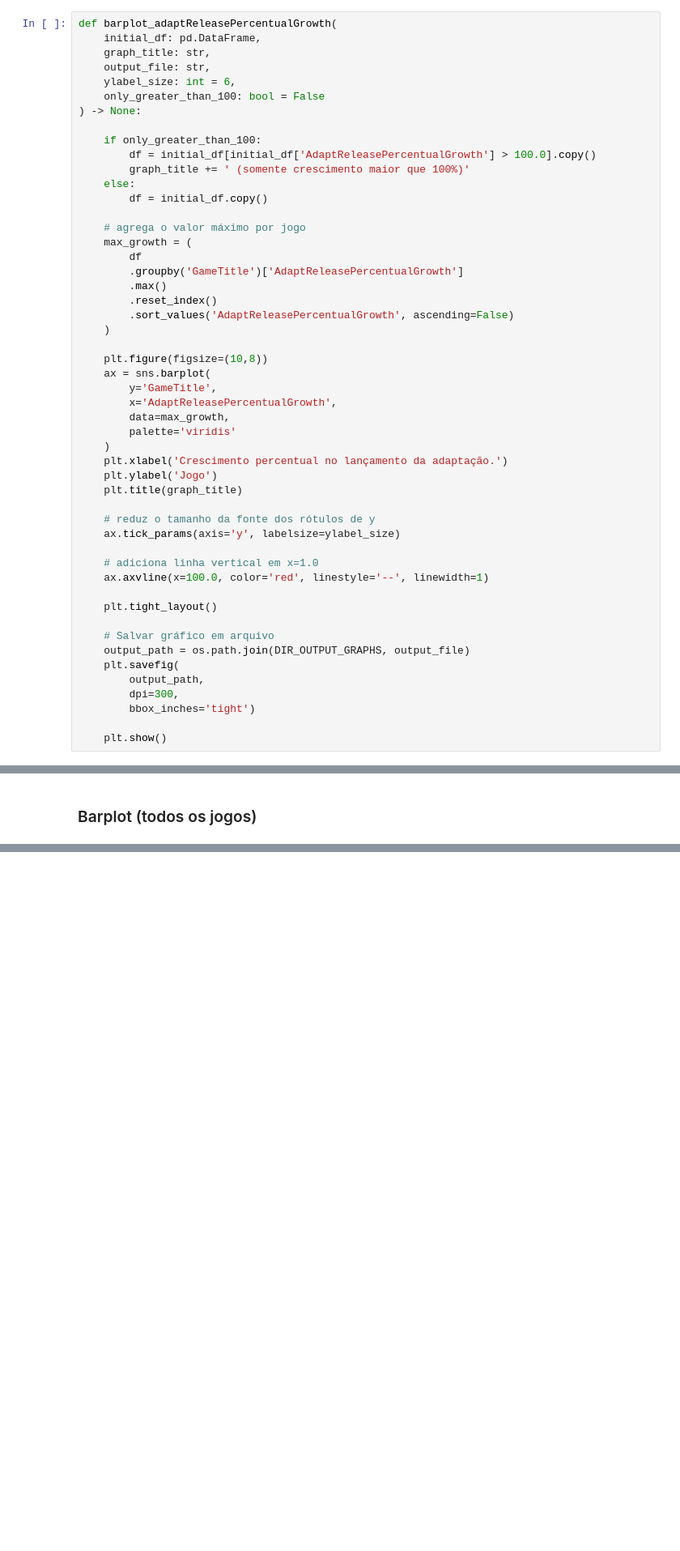
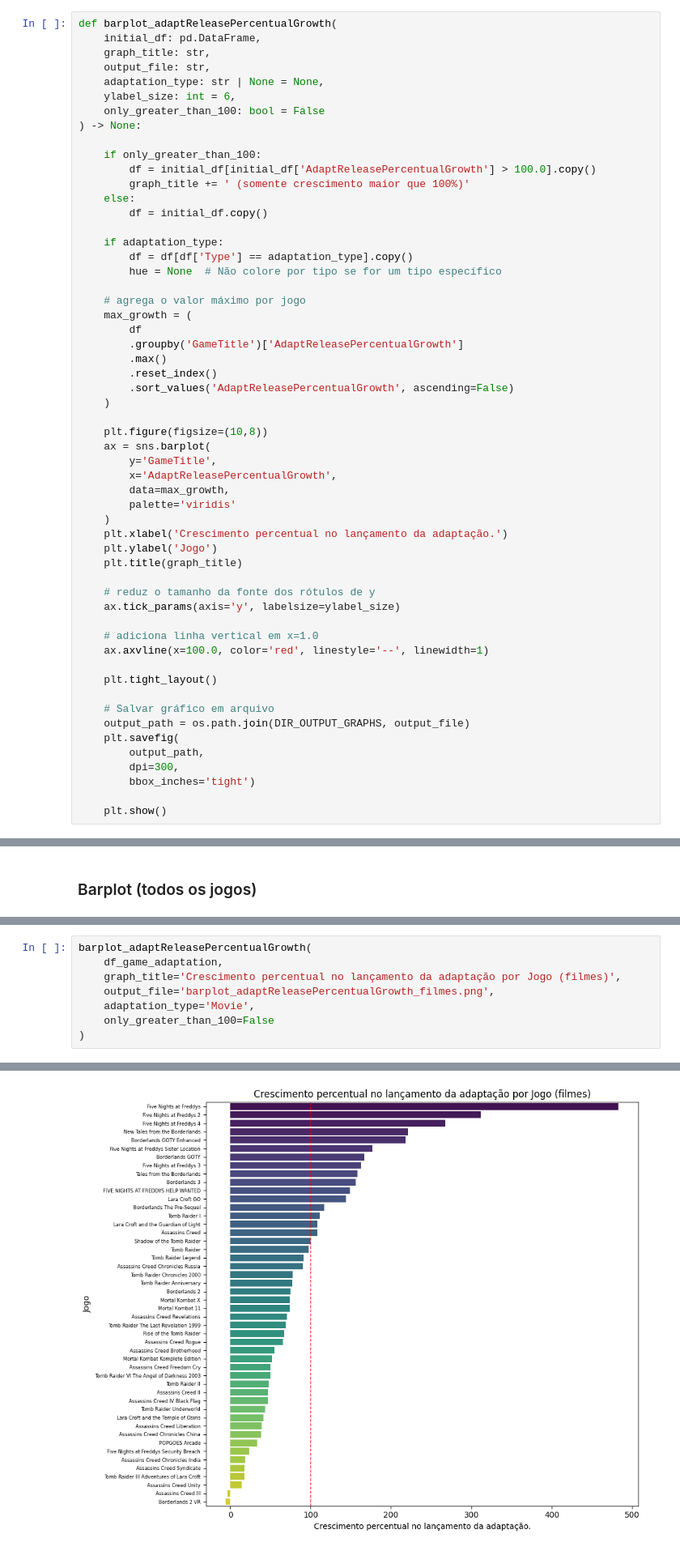
Before and after one commit to LuizWillner/GameAnalyticsDataAnalysis, a Jupyter notebook: percent_of_maximum_growth.ipynb, the cells around one changed output, grey strips where cells are left out. Shown at 81% size. Saved outputs shown, nothing was run; the diff lists cells and outputs as text; blank space fills up the shorter version.

```diff
--- a/percent_of_maximum_growth.ipynb
+++ b/percent_of_maximum_growth.ipynb
@@ -305,6 +302,7 @@ def barplot_adaptReleasePercentualGrowth(
     initial_df: pd.DataFrame,
     graph_title: str,
     output_file: str,
+    adaptation_type: str | None = None,
     ylabel_size: int = 6,
     only_greater_than_100: bool = False
 ) -> None:
@@ -314,6 +312,10 @@ def barplot_adaptReleasePercentualGrowth(
         graph_title += ' (somente crescimento maior que 100%)'
     else:
         df = initial_df.copy()
+
+    if adaptation_type:
+        df = df[df['Type'] == adaptation_type].copy()
+        hue = None  # Não colore por tipo se for um tipo específico
 
     # agrega o valor máximo por jogo
     max_growth = (
@@ -367,0 +439,9 @@ Passing `palette` without assigning `hue` is deprecated and will be removed in v
+# %%
+barplot_adaptReleasePercentualGrowth(
+    df_game_adaptation,
+    graph_title='Crescimento percentual no lançamento da adaptação por Jogo (filmes)',
+    output_file='barplot_adaptReleasePercentualGrowth_filmes.png',
+    adaptation_type='Movie',
+    only_greater_than_100=False
+)
+# %% [output]
@@ -367,0 +451 @@ Passing `palette` without assigning `hue` is deprecated and will be removed in v
+[figure, added]
```
Also changed, not shown: parts of 9 cells of this notebook, 5 other files.
